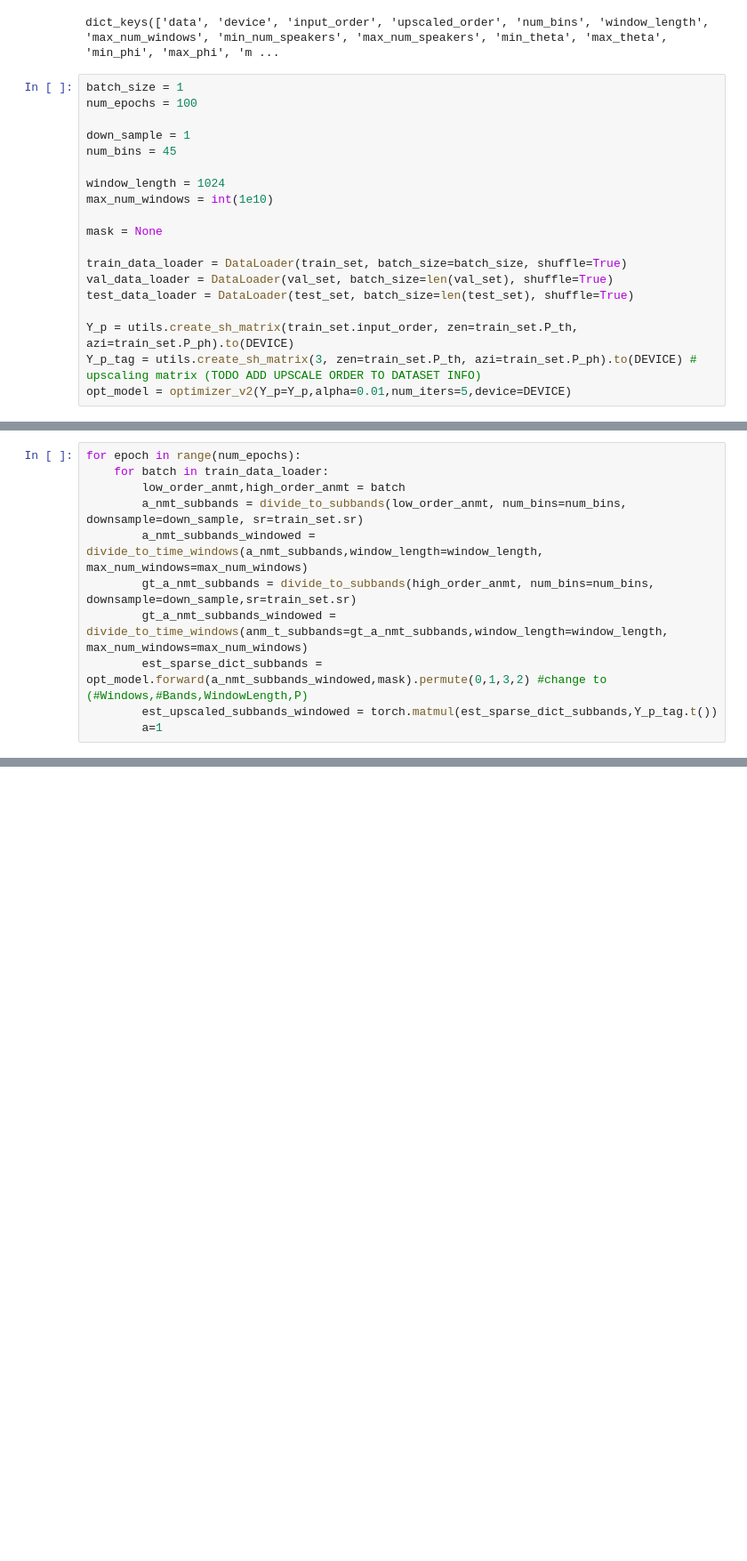
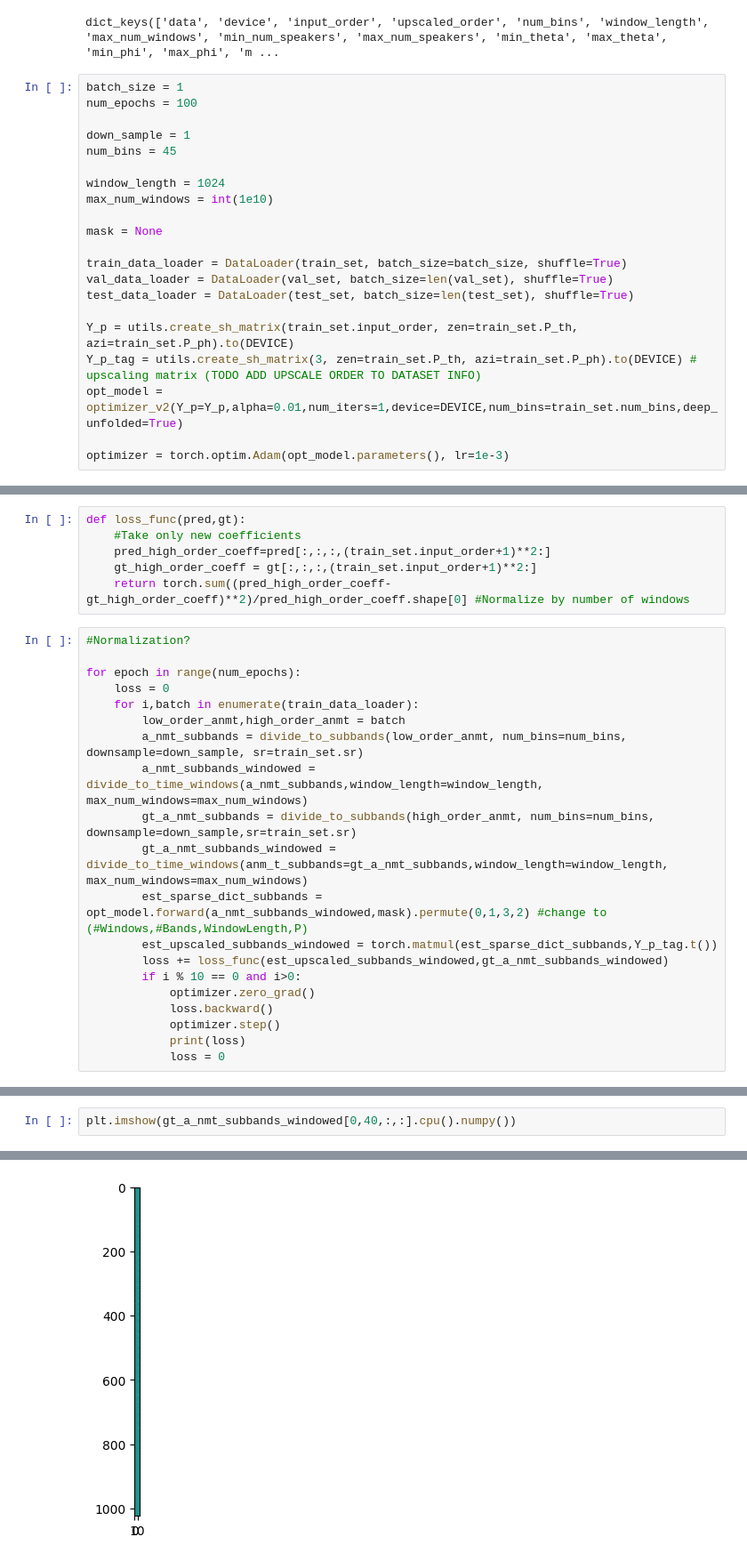
Before and after one commit to Amitmils/AmbisonicUpscaling, a Jupyter notebook: train_optimizer.ipynb, the cells around one changed output, grey strips where cells are left out. Shown at 89% size. Drawn from its saved outputs; the diff is of its cells as text; blank space fills up the shorter version.

```diff
--- a/train_optimizer.ipynb
+++ b/train_optimizer.ipynb
@@ -67,7 +65,9 @@ test_data_loader = DataLoader(test_set, batch_size=len(test_set), shuffle=True)
 
 Y_p = utils.create_sh_matrix(train_set.input_order, zen=train_set.P_th, azi=train_set.P_ph).to(DEVICE)
 Y_p_tag = utils.create_sh_matrix(3, zen=train_set.P_th, azi=train_set.P_ph).to(DEVICE) # upscaling matrix (TODO ADD UPSCALE ORDER TO DATASET INFO)
-opt_model = optimizer_v2(Y_p=Y_p,alpha=0.01,num_iters=5,device=DEVICE)
+opt_model = optimizer_v2(Y_p=Y_p,alpha=0.01,num_iters=1,device=DEVICE,num_bins=train_set.num_bins,deep_unfolded=True)
+
+optimizer = torch.optim.Adam(opt_model.parameters(), lr=1e-3)
 # %%
 def preprocess_batch(batch, num_bins, down_sample, window_length, max_num_windows,sr):
     a_nmt_subbands = divide_to_subbands(batch[0], num_bins=num_bins, downsample=down_sample, sr=sr)
@@ -109,6 +80,15 @@ if False:
+# %%
+def loss_func(pred,gt):
+    #Take only new coefficients
+    pred_high_order_coeff=pred[:,:,:,(train_set.input_order+1)**2:]
+    gt_high_order_coeff = gt[:,:,:,(train_set.input_order+1)**2:]
+    return torch.sum((pred_high_order_coeff-gt_high_order_coeff)**2)/pred_high_order_coeff.shape[0] #Normalize by number of windows
 # %%
+#Normalization?
+
 for epoch in range(num_epochs):
-    for batch in train_data_loader:
+    loss = 0
+    for i,batch in enumerate(train_data_loader):
         low_order_anmt,high_order_anmt = batch
         a_nmt_subbands = divide_to_subbands(low_order_anmt, num_bins=num_bins, downsample=down_sample, sr=train_set.sr)
         a_nmt_subbands_windowed = divide_to_time_windows(a_nmt_subbands,window_length=window_length, max_num_windows=max_num_windows)
@@ -116,4 +96,10 @@ for epoch in range(num_epochs):
         gt_a_nmt_subbands_windowed = divide_to_time_windows(anm_t_subbands=gt_a_nmt_subbands,window_length=window_length, max_num_windows=max_num_windows)
         est_sparse_dict_subbands = opt_model.forward(a_nmt_subbands_windowed,mask).permute(0,1,3,2) #change to (#Windows,#Bands,WindowLength,P)
         est_upscaled_subbands_windowed = torch.matmul(est_sparse_dict_subbands,Y_p_tag.t())
-        a=1
+        loss += loss_func(est_upscaled_subbands_windowed,gt_a_nmt_subbands_windowed)
+        if i % 10 == 0 and i>0:
+            optimizer.zero_grad()
+            loss.backward()
+            optimizer.step()
+            print(loss)
+            loss = 0
@@ -121,0 +110,3 @@ RuntimeError: self must be a matrix
+# %%
+plt.imshow(gt_a_nmt_subbands_windowed[0,40,:,:].cpu().numpy())
+# %% [output]
@@ -121,0 +114 @@ RuntimeError: self must be a matrix
+[figure, added]
```
Also changed, not shown: parts of 5 cells of this notebook, 4 other files.
